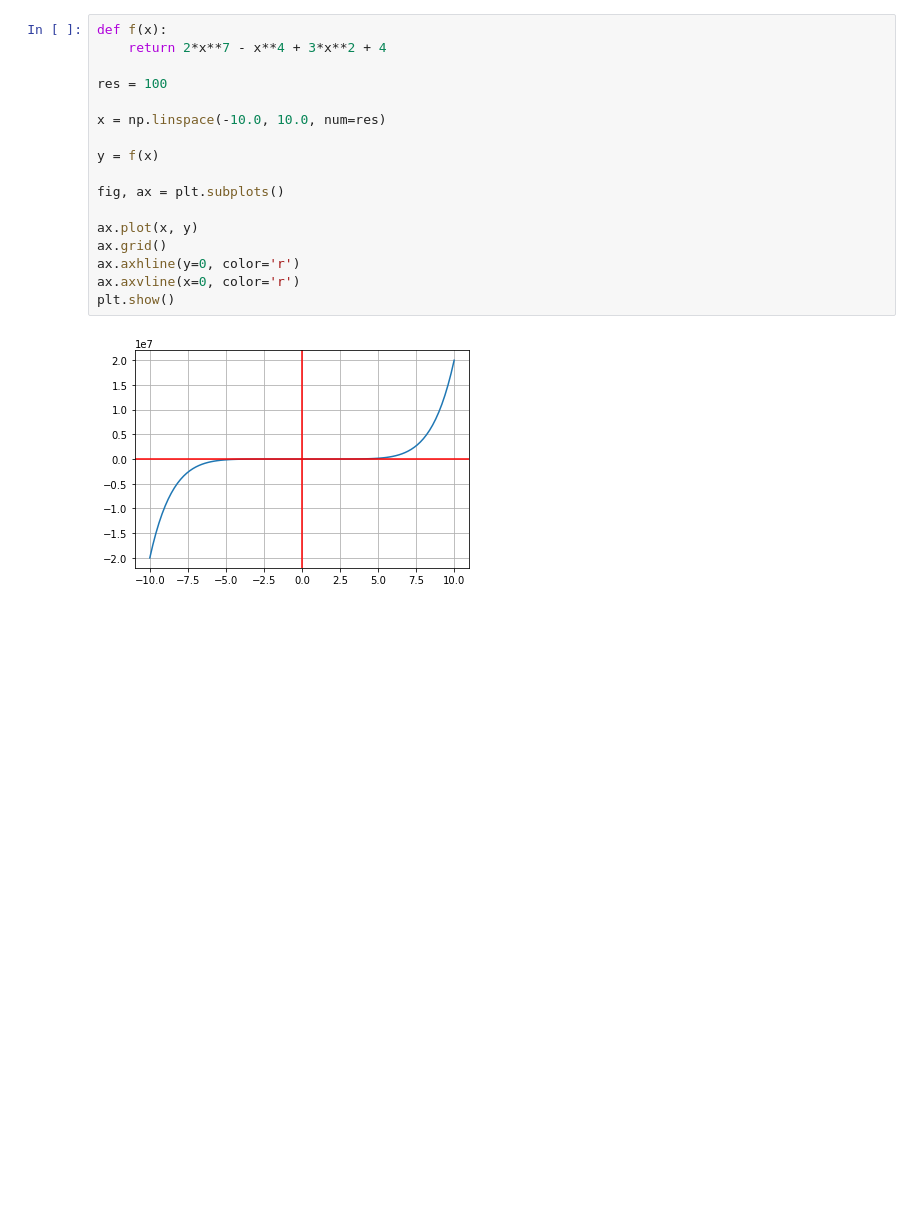
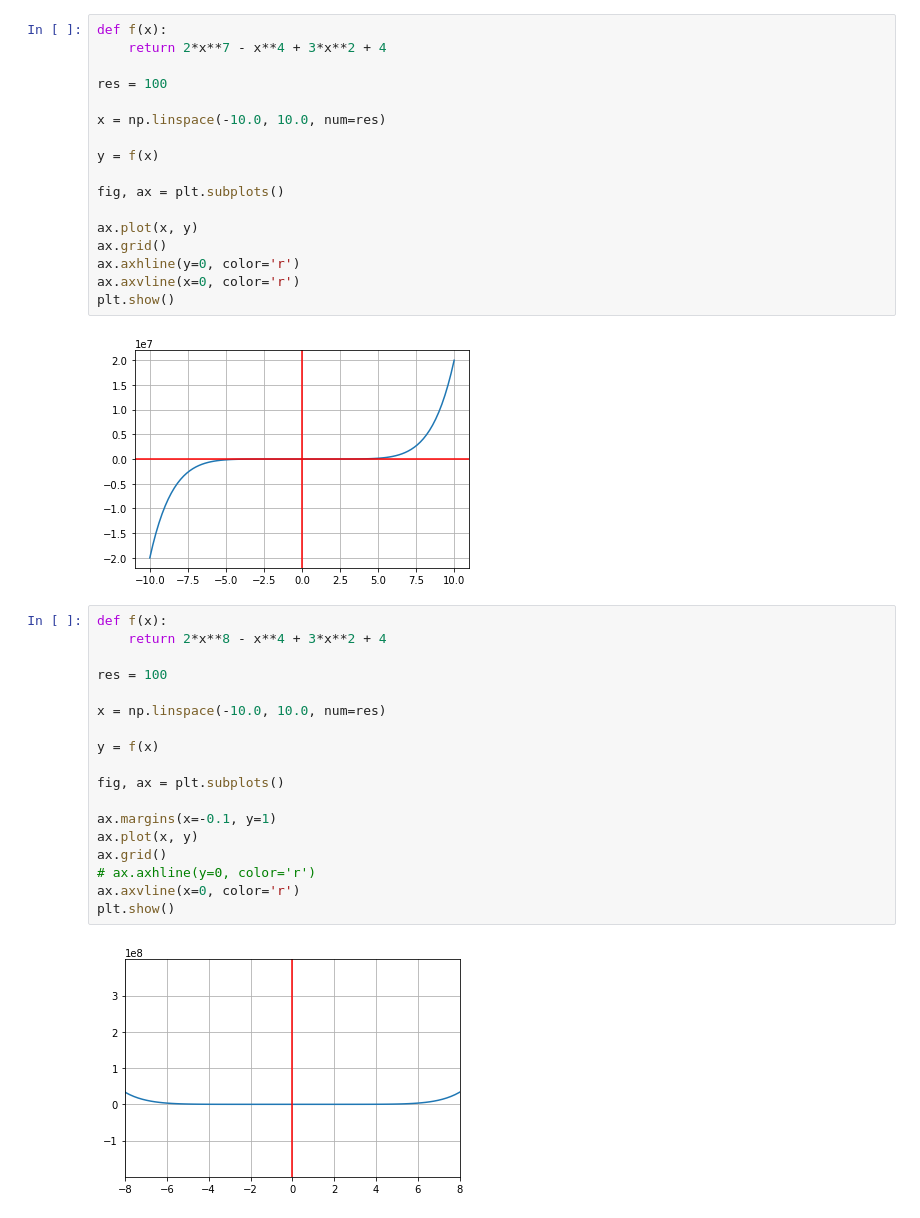
Before and after one commit to LuisReyes98/platzi_calculo_basico_data_science, a Jupyter notebook: 1-programando_funciones.ipynb, the cells around one changed output. Saved outputs shown, nothing was run; the diff lists cells and outputs as text; blank space fills up the shorter version.

```diff
--- a/1-programando_funciones.ipynb
+++ b/1-programando_funciones.ipynb
@@ -101,6 +101,26 @@ ax.axvline(x=0, color='r')
 plt.show()
 # %% [output]
 [figure]
+# %%
+def f(x):
+    return 2*x**8 - x**4 + 3*x**2 + 4
+
+res = 100
+
+x = np.linspace(-10.0, 10.0, num=res)
+
+y = f(x)
+
+fig, ax = plt.subplots()
+
+ax.margins(x=-0.1, y=1)
+ax.plot(x, y)
+ax.grid()
+# ax.axhline(y=0, color='r')
+ax.axvline(x=0, color='r')
+plt.show()
+# %% [output]
+[figure, added]
 # %%
 def f(x):
     return 2*x**8 - x**4 + 3*x**2 + 4
```
Also changed, not shown: parts of 15 cells of this notebook, 1 other file.
